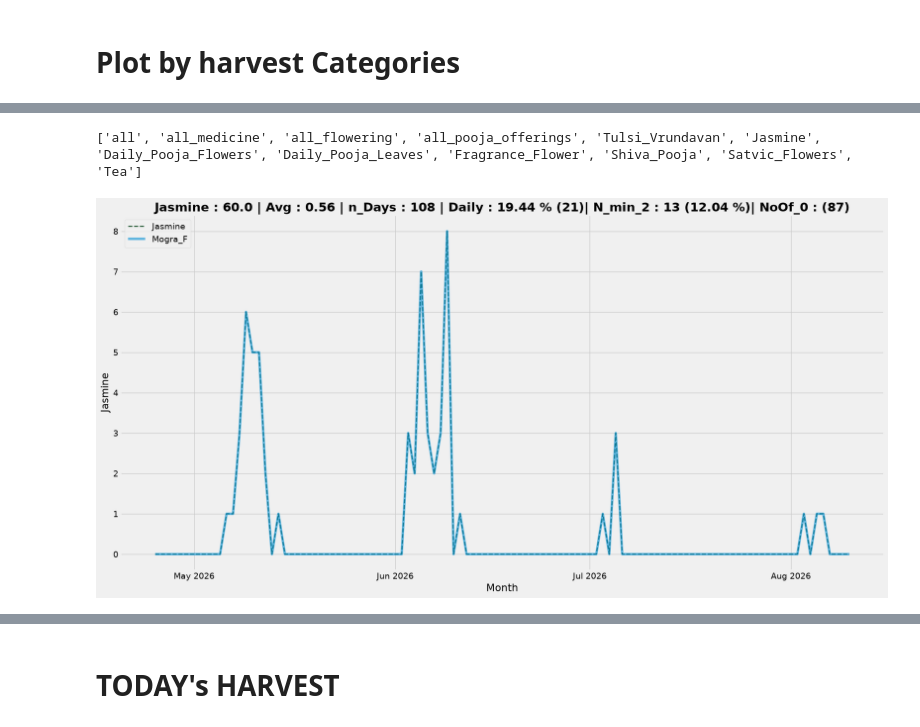
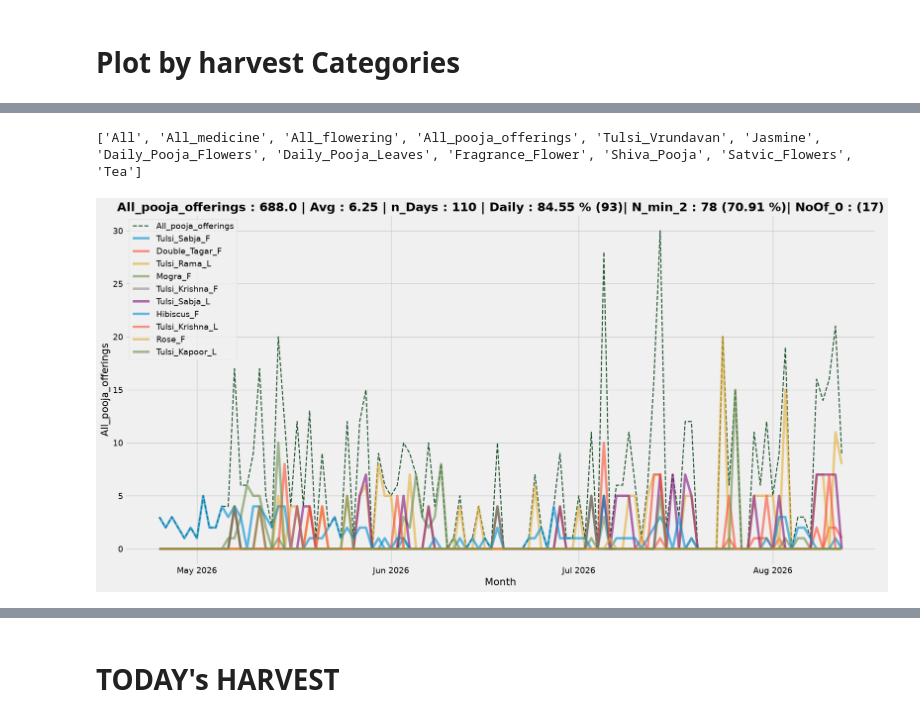
Before and after one commit to leomcp/Garden_Mgmt, a Jupyter notebook: nb/main.ipynb, the cells around one changed output, grey strips where cells are left out. Saved outputs shown, nothing was run; the diff lists cells and outputs as text; code cells hidden in the pictures.

Commit message:
upd Total  harvest_df

```diff
--- a/nb/main.ipynb
+++ b/nb/main.ipynb
@@ -175,10 +175,10 @@ Index(['Date', 'Total', 'Hibiscus_F', 'Kolkata_Pan_L', 'Mogai_Pan_L',
       dtype='str')
 # %%
 harvest_category_map = {
-    "all" : [],
-    "all_medicine" : [],
-    "all_flowering" : [],
-    "all_pooja_offerings": [],
+    "All" : [],
+    "All_medicine" : [],
+    "All_flowering" : [],
+    "All_pooja_offerings": [],
     "Tulsi_Vrundavan" : ["Tulsi_Krishna_L", "Tulsi_Rama_L", "Tulsi_Sabja_L", "Tulsi_Sabja_F", "Tulsi_Kapoor_L"],
     "Jasmine" : ["Mogra_F", "Jai_F", "Jui_F", "Kunda_F"],
     "Daily_Pooja_Flowers" : ["Hibiscus_F", "Gokarna_F", "Double_Tagar_F"],
@@ -192,31 +192,31 @@ harvest_category_map = {
 def _upd_all():
 
     for col in main_df.columns:
-        if col != total_col_name and col != date_col_name: harvest_category_map['all'].append(col)
+        if col != total_col_name and col != date_col_name: harvest_category_map['All'].append(col)
 
 def _upd_all_flowers():
     for col in main_df.columns:
-        if col[-1] == "F" and col != date_col_name and col != total_col_name: harvest_category_map["all_flowering"].append(col)
+        if col[-1] == "F" and col != date_col_name and col != total_col_name: harvest_category_map["All_flowering"].append(col)
 
 def _upd_all_medicine():
 
     subtract_cols = [total_col_name, date_col_name]
-    subtract_cols += harvest_category_map["all_flowering"]
+    subtract_cols += harvest_category_map["All_flowering"]
     subtract_cols = set(subtract_cols)
 
     for col in main_df.columns:
-        if col not in subtract_cols: harvest_category_map["all_medicine"].append(col)
+        if col not in subtract_cols: harvest_category_map["All_medicine"].append(col)
 
 def _upd_all_pooja_offerings():
     all_pooja_offerings = set()
-    for col in harvest_category_map["all_flowering"]:
+    for col in harvest_category_map["All_flowering"]:
         all_pooja_offerings.add(col)
     for col in harvest_category_map["Tulsi_Vrundavan"]:
         all_pooja_offerings.add(col)
     for col in harvest_category_map["Shiva_Pooja"]:
         all_pooja_offerings.add(col)
 
-    harvest_category_map["all_pooja_offerings"] = list(all_pooja_offerings)
+    harvest_category_map["All_pooja_offerings"] = list(all_pooja_offerings)
 
 
 
@@ -232,11 +232,11 @@ _helper()
 print(list(harvest_category_map.keys()))
 # print(harvest_category_map)
 # %% [output]
-['all', 'all_medicine', 'all_flowering', 'all_pooja_offerings', 'Tulsi_Vrundavan', 'Jasmine', 'Daily_Pooja_Flowers', 'Daily_Pooja_Leaves', 'Fragrance_Flower', 'Shiva_Pooja', 'Satvic_Flowers', 'Tea']
+['All', 'All_medicine', 'All_flowering', 'All_pooja_offerings', 'Tulsi_Vrundavan', 'Jasmine', 'Daily_Pooja_Flowers', 'Daily_Pooja_Leaves', 'Fragrance_Flower', 'Shiva_Pooja', 'Satvic_Flowers', 'Tea']
 # %%
-plot_by_Cat("Jasmine", show_total = False, show_cat = True, show_sub_cat = True, n_min = 2)
+plot_by_Cat("All_pooja_offerings", show_total = False, show_cat = True, show_sub_cat = True, n_min = 2)
 # %% [output]
-[figure, old version]
+[figure, new version]
 # %%
 main_df.tail()
 # %% [output]
```
Also changed, not shown: parts of 5 cells of this notebook, 2 other files.
